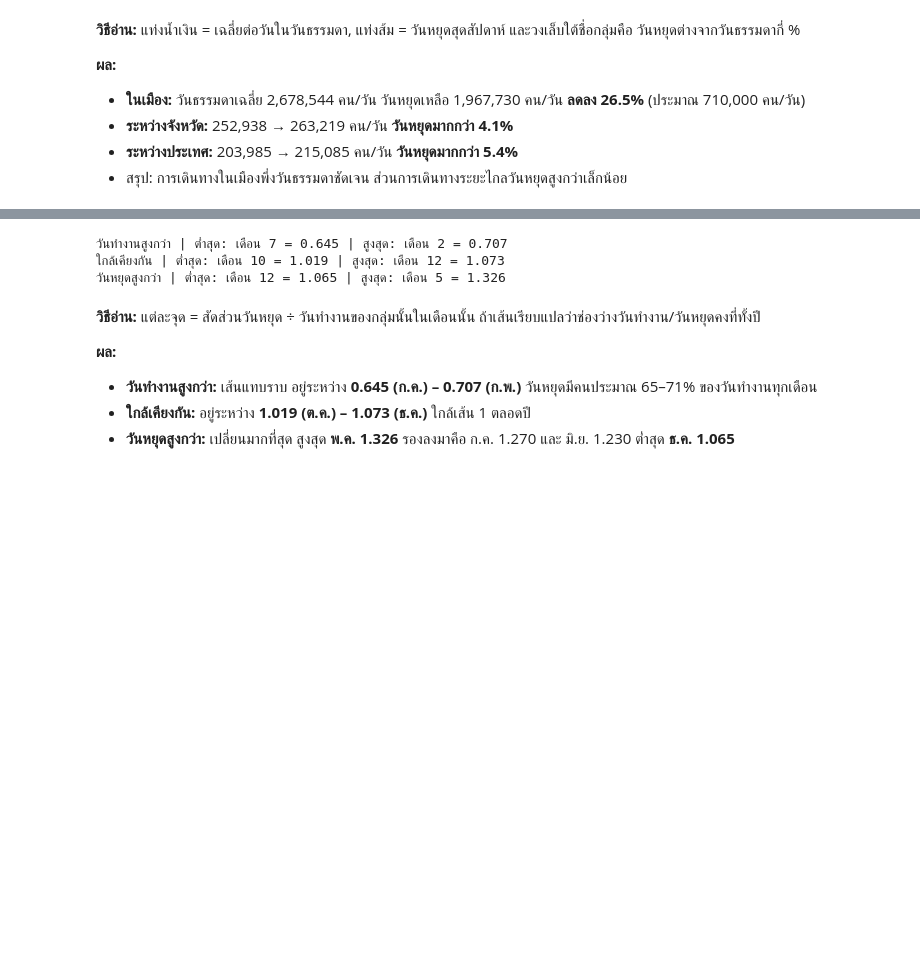
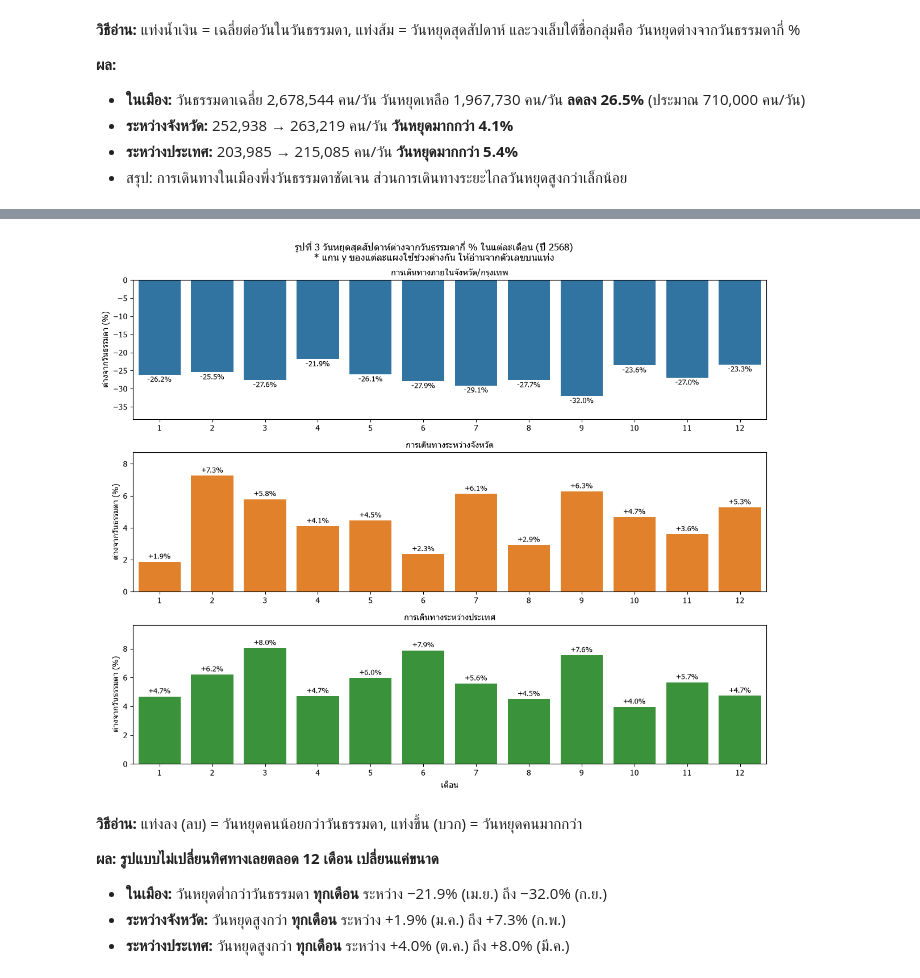
Before and after one commit to teeranai-teer/AIE314-Loading-Brain...-1percent, a Jupyter notebook: notebooks/02_Q1_Weekday_Weekend.ipynb, the cells around one changed output, grey strips where cells are left out. Cells and saved outputs as stored; diff of their text form; code cells hidden in the pictures; blank space fills up the shorter version.

```diff
--- a/notebooks/02_Q1_Weekday_Weekend.ipynb
+++ b/notebooks/02_Q1_Weekday_Weekend.ipynb
@@ -216,17 +171,26 @@ plt.show()
 # %%
-# เดือนที่ต่ำสุดและสูงสุดของแต่ละกลุ่ม
-for name in ["วันทำงานสูงกว่า", "ใกล้เคียงกัน", "วันหยุดสูงกว่า"]:
-    g = monthly_ratio[monthly_ratio["pattern"] == name].sort_values("weekend_ratio")
-    print(name, "| ต่ำสุด: เดือน", g["month"].iloc[0], "=", round(g["weekend_ratio"].iloc[0], 3),
-          "| สูงสุด: เดือน", g["month"].iloc[-1], "=", round(g["weekend_ratio"].iloc[-1], 3))
+plt.figure(figsize= (12, 10))
+for k, p in enumerate(order):
+    plt.subplot(3, 1, k + 1)
+    g = mdiff[mdiff["วัตถุประสงค์"] == p]
+    ax = sns.barplot(data= g, x= "month", y= "pct_diff", color= "C" + str(k))
+    ax.bar_label(ax.containers[0], fmt= "{:+.1f}%", fontsize= 9, padding= 2)   # ตัวเลขบนแท่ง
+    plt.axhline(0, color= "black", linewidth= 0.8)                 # เส้น 0% = เท่ากับวันธรรมดา
+    plt.title(p, fontsize= 11)
+    plt.xlabel("")
+    plt.ylabel("ต่างจากวันธรรมดา (%)")
+    plt.margins(y= 0.2)                                            # เผื่อที่ให้ตัวเลขบนแท่ง
+plt.xlabel("เดือน")
+plt.suptitle("รูปที่ 3 วันหยุดสุดสัปดาห์ต่างจากวันธรรมดากี่ % ในแต่ละเดือน (ปี 2568)\n"
+             "* แกน y ของแต่ละแผงใช้ช่วงต่างกัน ให้อ่านจากตัวเลขบนแท่ง")
+plt.tight_layout()
+plt.show()
 # %% [output]
-วันทำงานสูงกว่า | ต่ำสุด: เดือน 7 = 0.645 | สูงสุด: เดือน 2 = 0.707
-ใกล้เคียงกัน | ต่ำสุด: เดือน 10 = 1.019 | สูงสุด: เดือน 12 = 1.073
-วันหยุดสูงกว่า | ต่ำสุด: เดือน 12 = 1.065 | สูงสุด: เดือน 5 = 1.326
+[figure, added]
 # %% [markdown]
-**วิธีอ่าน:** แต่ละจุด = สัดส่วนวันหยุด ÷ วันทำงานของกลุ่มนั้นในเดือนนั้น ถ้าเส้นเรียบแปลว่าช่องว่างวันทำงาน/วันหยุดคงที่ทั้งปี
+**วิธีอ่าน:** แท่งลง (ลบ) = วันหยุดคนน้อยกว่าวันธรรมดา, แท่งขึ้น (บวก) = วันหยุดคนมากกว่า
 
-**ผล:**
-- **วันทำงานสูงกว่า:** เส้นแทบราบ อยู่ระหว่าง **0.645 (ก.ค.) – 0.707 (ก.พ.)** วันหยุดมีคนประมาณ 65–71% ของวันทำงานทุกเดือน
-- **ใกล้เคียงกัน:** อยู่ระหว่าง **1.019 (ต.ค.) – 1.073 (ธ.ค.)** ใกล้เส้น 1 ตลอดปี
-- **วันหยุดสูงกว่า:** เปลี่ยนมากที่สุด สูงสุด **พ.ค. 1.326** รองลงมาคือ ก.ค. 1.270 และ มิ.ย. 1.230 ต่ำสุด **ธ.ค. 1.065**
+**ผล: รูปแบบไม่เปลี่ยนทิศทางเลยตลอด 12 เดือน เปลี่ยนแค่ขนาด**
+- **ในเมือง:** วันหยุดต่ำกว่าวันธรรมดา **ทุกเดือน** ระหว่าง −21.9% (เม.ย.) ถึง −32.0% (ก.ย.)
+- **ระหว่างจังหวัด:** วันหยุดสูงกว่า **ทุกเดือน** ระหว่าง +1.9% (ม.ค.) ถึง +7.3% (ก.พ.)
+- **ระหว่างประเทศ:** วันหยุดสูงกว่า **ทุกเดือน** ระหว่าง +4.0% (ต.ค.) ถึง +8.0% (มี.ค.)
```
Also changed, not shown: parts of 18 cells of this notebook, 6 other files.
